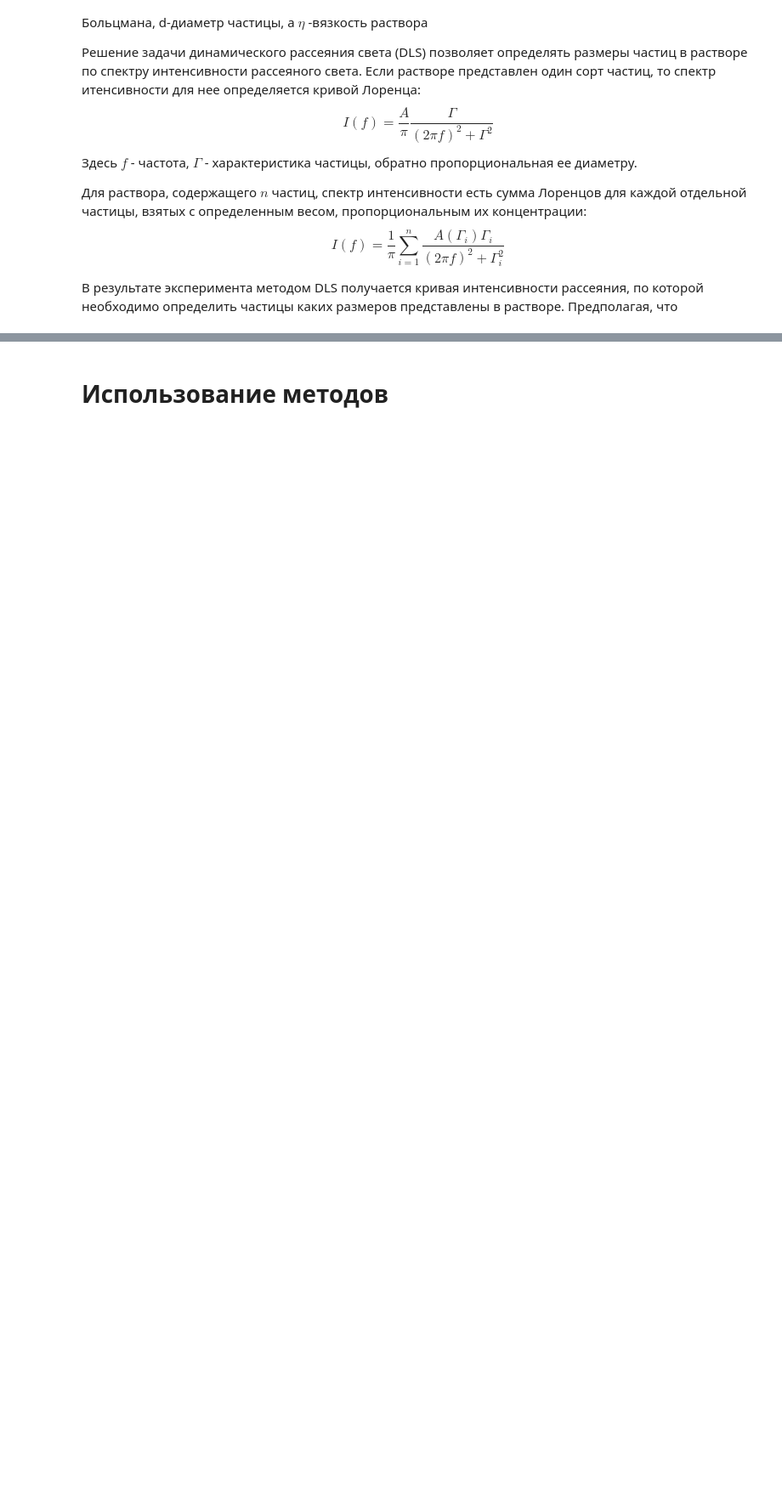
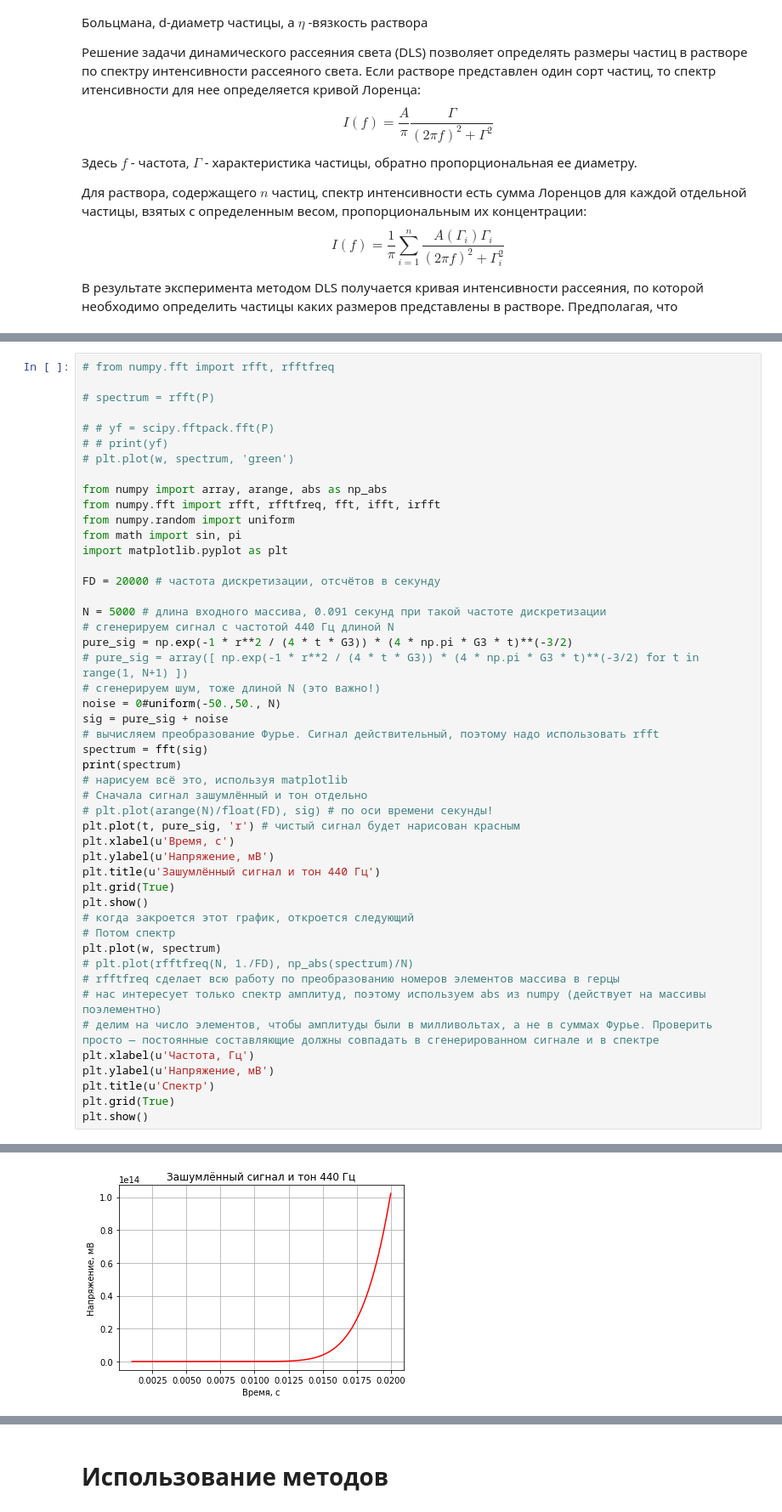
Before and after one commit to mikhan333/DLS_analysis, a Jupyter notebook: DLS.ipynb, the cells around one changed output, grey strips where cells are left out. Shown at 85% size. Drawn from its saved outputs; the diff is of its cells as text; blank space fills up the shorter version.

```diff
--- a/DLS.ipynb
+++ b/DLS.ipynb
@@ -74,0 +87,49 @@ plt.plot(w, y, 'green')
+# %%
+# from numpy.fft import rfft, rfftfreq
+
+# spectrum = rfft(P)
+
+# # yf = scipy.fftpack.fft(P)
+# # print(yf)
+# plt.plot(w, spectrum, 'green')
+
+from numpy import array, arange, abs as np_abs
+from numpy.fft import rfft, rfftfreq, fft, ifft, irfft
+from numpy.random import uniform
+from math import sin, pi
+import matplotlib.pyplot as plt
+
+FD = 20000 # частота дискретизации, отсчётов в секунду
+
+N = 5000 # длина входного массива, 0.091 секунд при такой частоте дискретизации
+# сгенерируем сигнал с частотой 440 Гц длиной N
+pure_sig = np.exp(-1 * r**2 / (4 * t * G3)) * (4 * np.pi * G3 * t)**(-3/2)
+# pure_sig = array([ np.exp(-1 * r**2 / (4 * t * G3)) * (4 * np.pi * G3 * t)**(-3/2) for t in range(1, N+1) ])
+# сгенерируем шум, тоже длиной N (это важно!)
+noise = 0#uniform(-50.,50., N)
+sig = pure_sig + noise
+# вычисляем преобразование Фурье. Сигнал действительный, поэтому надо использовать rfft
+spectrum = fft(sig)
+print(spectrum)
+# нарисуем всё это, используя matplotlib
+# Сначала сигнал зашумлённый и тон отдельно
+# plt.plot(arange(N)/float(FD), sig) # по оси времени секунды!
+plt.plot(t, pure_sig, 'r') # чистый сигнал будет нарисован красным
+plt.xlabel(u'Время, c')
+plt.ylabel(u'Напряжение, мВ')
+plt.title(u'Зашумлённый сигнал и тон 440 Гц')
+plt.grid(True)
+plt.show()
+# когда закроется этот график, откроется следующий
+# Потом спектр
+plt.plot(w, spectrum)
+# plt.plot(rfftfreq(N, 1./FD), np_abs(spectrum)/N)
+# rfftfreq сделает всю работу по преобразованию номеров элементов массива в герцы
+# нас интересует только спектр амплитуд, поэтому используем abs из numpy (действует на массивы поэлементно)
+# делим на число элементов, чтобы амплитуды были в милливольтах, а не в суммах Фурье. Проверить просто — постоянные составляющие должны совпадать в сгенерированном сигнале и в спектре
+plt.xlabel(u'Частота, Гц')
+plt.ylabel(u'Напряжение, мВ')
+plt.title(u'Спектр')
+plt.grid(True)
+plt.show()
+# %% [output]
@@ -74,0 +139 @@ plt.plot(w, y, 'green')
+[figure, added]
```
Also changed, not shown: parts of 4 cells of this notebook, 4 other files.
